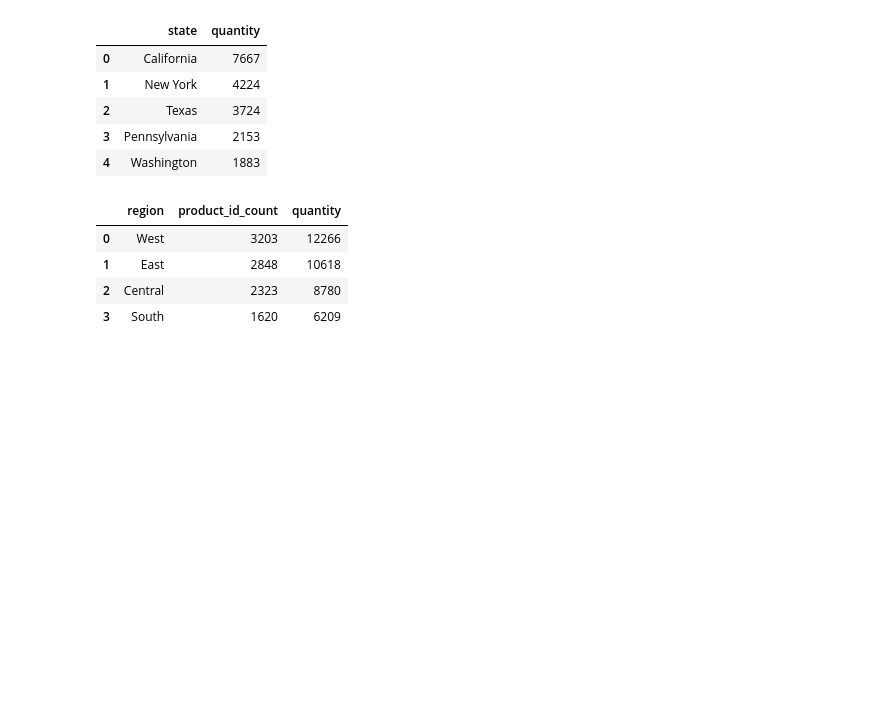
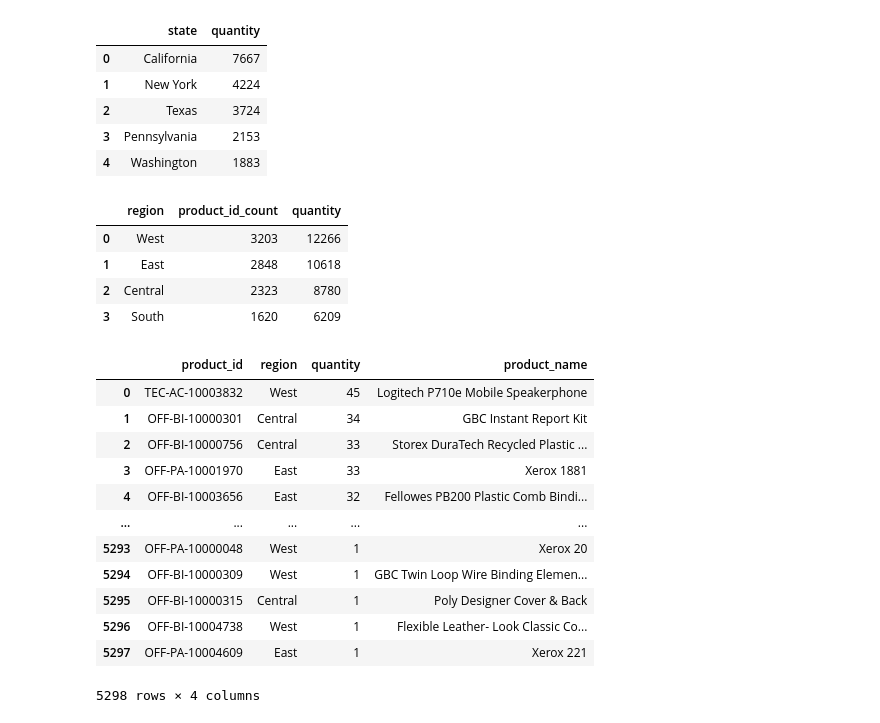
Before and after one commit to Dilcia19/superstore, a Jupyter notebook: notebooks/analysis_in_py.ipynb, the cells around one changed output. Cells and saved outputs as stored; diff of their text form; code cells hidden in the pictures; blank space fills up the shorter version.

Commit message:
popular products by region

```diff
--- a/notebooks/analysis_in_py.ipynb
+++ b/notebooks/analysis_in_py.ipynb
@@ -129,3 +129,20 @@ high_business_states
 | 1 | East | 2848 | 10618 |
 | 2 | Central | 2323 | 8780 |
 | 3 | South | 1620 | 6209 |
+# %%
+popular_products_region = store_records[['product_id','quantity','state','region','product_name']].groupby(['product_id','region']).agg({'quantity':'sum', 'product_name':'first'}).sort_values(by='quantity', ascending=False).reset_index()
+popular_products_region
+# %% [output]
+|  | product_id | region | quantity | product_name |
+| 0 | TEC-AC-10003832 | West | 45 | Logitech P710e Mobile Speakerphone |
+| 1 | OFF-BI-10000301 | Central | 34 | GBC Instant Report Kit |
+| 2 | OFF-BI-10000756 | Central | 33 | Storex DuraTech Recycled Plastic ... |
+| 3 | OFF-PA-10001970 | East | 33 | Xerox 1881 |
+| 4 | OFF-BI-10003656 | East | 32 | Fellowes PB200 Plastic Comb Bindi... |
+| ... | ... | ... | ... | ... |
+| 5293 | OFF-PA-10000048 | West | 1 | Xerox 20 |
+| 5294 | OFF-BI-10000309 | West | 1 | GBC Twin Loop Wire Binding Elemen... |
+| 5295 | OFF-BI-10000315 | Central | 1 | Poly Designer Cover & Back |
+| 5296 | OFF-BI-10004738 | West | 1 | Flexible Leather- Look Classic Co... |
+| 5297 | OFF-PA-10004609 | East | 1 | Xerox 221 |
+5298 rows × 4 columns
```
Also changed, not shown: parts of 1 cell of this notebook.
